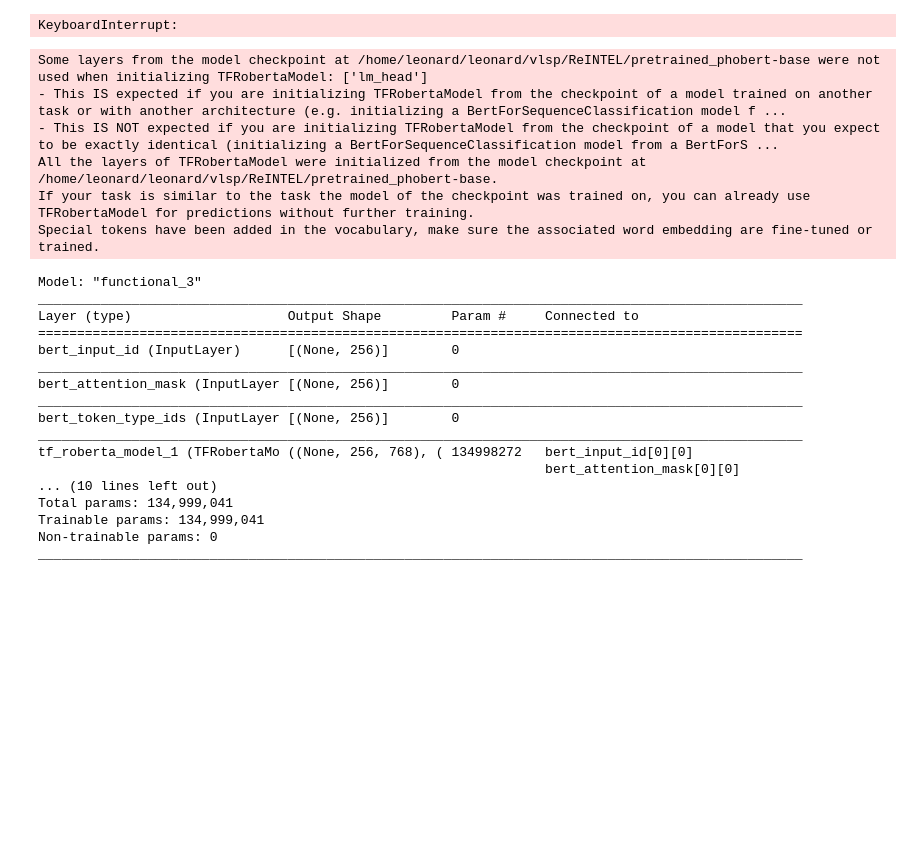
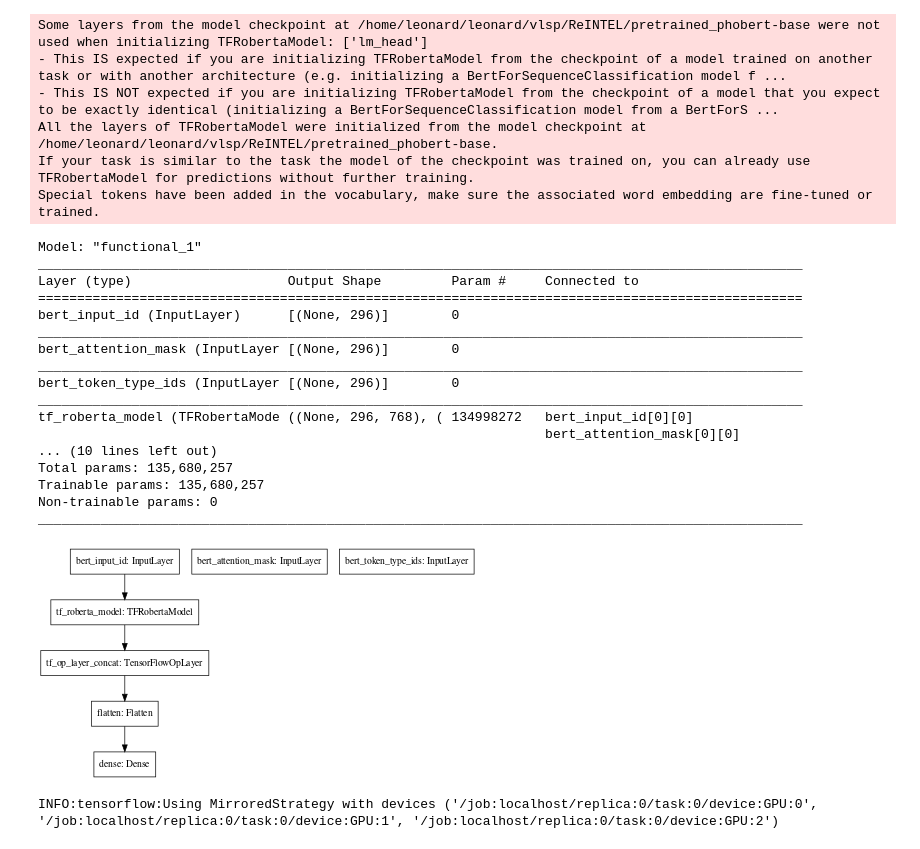
Before and after one commit to VietHoang1512/vlsp_reintel, a Jupyter notebook: main.ipynb, the cells around one changed output. Saved outputs shown, nothing was run; the diff lists cells and outputs as text; code cells hidden in the pictures; blank space fills up the shorter version.

Commit message:
Add meta data to model

```diff
--- a/main.ipynb
+++ b/main.ipynb
@@ -18,7 +46,8 @@ tqdm.pandas()
 # %%
 SEED = 1710
-MAX_LEN = 256
-BATCH_SIZE = 24
+MAX_LEN = 296
+N_HIDDENS = 3
+BATCH_SIZE = 64
 N_SPLITS = 5
 N_EPOCHS = 5
 DISPLAY = 1  # USE display=1 FOR INTERACTIVE
@@ -39,11 +88,5 @@ train_df["post_message"].fillna("", inplace=True)
 # %%
-%%time
-train_df["post_message"] = train_df["post_message"].progress_apply(vncore_tokenizer.tokenize)
-test_df["post_message"] = test_df["post_message"].progress_apply(vncore_tokenizer.tokenize)
-
-train_len_word = [len(text.split()) for text in train_df.post_message]
-test_len_word = [len(text.split()) for text in test_df.post_message]
-test_len_char = [len(text) for text in train_df.post_message]
-test_len_char = [len(text) for text in test_df.post_message]
+# train_len_word = [len(text.split()) for text in train_df.post_message]
+# test_len_word = [len(text.split()) for text in test_df.post_message]
+# test_len_char = [len(text) for text in train_df.post_message]
+# test_len_char = [len(text) for text in test_df.post_message]
-# %% [output]
-KeyboardInterrupt:
@@ -50,14 +206,15 @@ KeyboardInterrupt:
 # %%
 bert = "/home/leonard/leonard/vlsp/ReINTEL/pretrained_phobert-base"
+# bert = 'vinai/phobert-base'
 
-model = build_model(bert, max_len=MAX_LEN)
+model = build_model(bert, max_len=MAX_LEN, n_hiddens=N_HIDDENS)
 bert_tokenizer = AutoTokenizer.from_pretrained(bert)
 
 model.summary()
-exp = f'phobert_{MAX_LEN}_len_{N_SPLITS}_folds'
+exp = f'phobert_{MAX_LEN}_len_{N_SPLITS}_folds_{N_HIDDENS}_hidden_states'
 
 kf = KFold(n_splits=N_SPLITS, shuffle=True, random_state=SEED)
-output_dir = f'../{exp}_models'
+output_dir = f'../outputs/{exp}_models'
 os.makedirs(output_dir, exist_ok=True)
 # %% [output]
 Some layers from the model checkpoint at /home/leonard/leonard/vlsp/ReINTEL/pretrained_phobert-base were not used when initializing TFRobertaModel: ['lm_head']
@@ -66,20 +223,30 @@ Some layers from the model checkpoint at /home/leonard/leonard/vlsp/ReINTEL/pret
 All the layers of TFRobertaModel were initialized from the model checkpoint at /home/leonard/leonard/vlsp/ReINTEL/pretrained_phobert-base.
 If your task is similar to the task the model of the checkpoint was trained on, you can already use TFRobertaModel for predictions without further training.
 Special tokens have been added in the vocabulary, make sure the associated word embedding are fine-tuned or trained.
-Model: "functional_3"
+Model: "functional_1"
 __________________________________________________________________________________________________
 Layer (type)                    Output Shape         Param #     Connected to
 ==================================================================================================
-bert_input_id (InputLayer)      [(None, 256)]        0
+bert_input_id (InputLayer)      [(None, 296)]        0
 __________________________________________________________________________________________________
-bert_attention_mask (InputLayer [(None, 256)]        0
+bert_attention_mask (InputLayer [(None, 296)]        0
 __________________________________________________________________________________________________
-bert_token_type_ids (InputLayer [(None, 256)]        0
+bert_token_type_ids (InputLayer [(None, 296)]        0
 __________________________________________________________________________________________________
-tf_roberta_model_1 (TFRobertaMo ((None, 256, 768), ( 134998272   bert_input_id[0][0]
+tf_roberta_model (TFRobertaMode ((None, 296, 768), ( 134998272   bert_input_id[0][0]
                                                                  bert_attention_mask[0][0]
 ... (10 lines left out)
-Total params: 134,999,041
-Trainable params: 134,999,041
+Total params: 135,680,257
+Trainable params: 135,680,257
 Non-trainable params: 0
 __________________________________________________________________________________________________
+# %%
+tf.keras.utils.plot_model(model,
+                        #   show_shapes=False,
+                        #   show_layer_names=True,
+                        #   rankdir='TB',
+                        #   expand_nested=False,
+                          dpi=50
+                          )
+# %% [output]
+[figure, added]
@@ -86 +256,5 @@ ________________________________________________________________________________
+# %%
+strategy = tf.distribute.MirroredStrategy()
+# %% [output]
+INFO:tensorflow:Using MirroredStrategy with devices ('/job:localhost/replica:0/task:0/device:GPU:0', '/job:localhost/replica:0/task:0/device:GPU:1', '/job:localhost/replica:0/task:0/device:GPU:2')
 # %%
```
Also changed, not shown: parts of 10 cells of this notebook, 7 other files.
